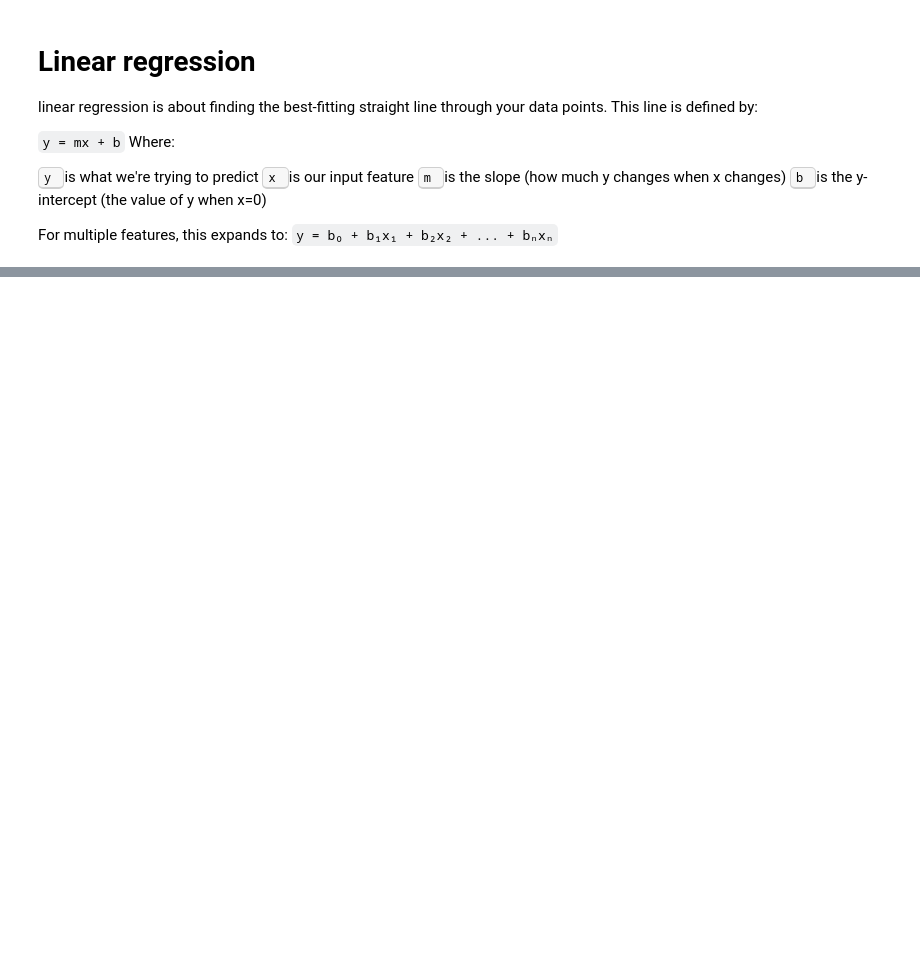
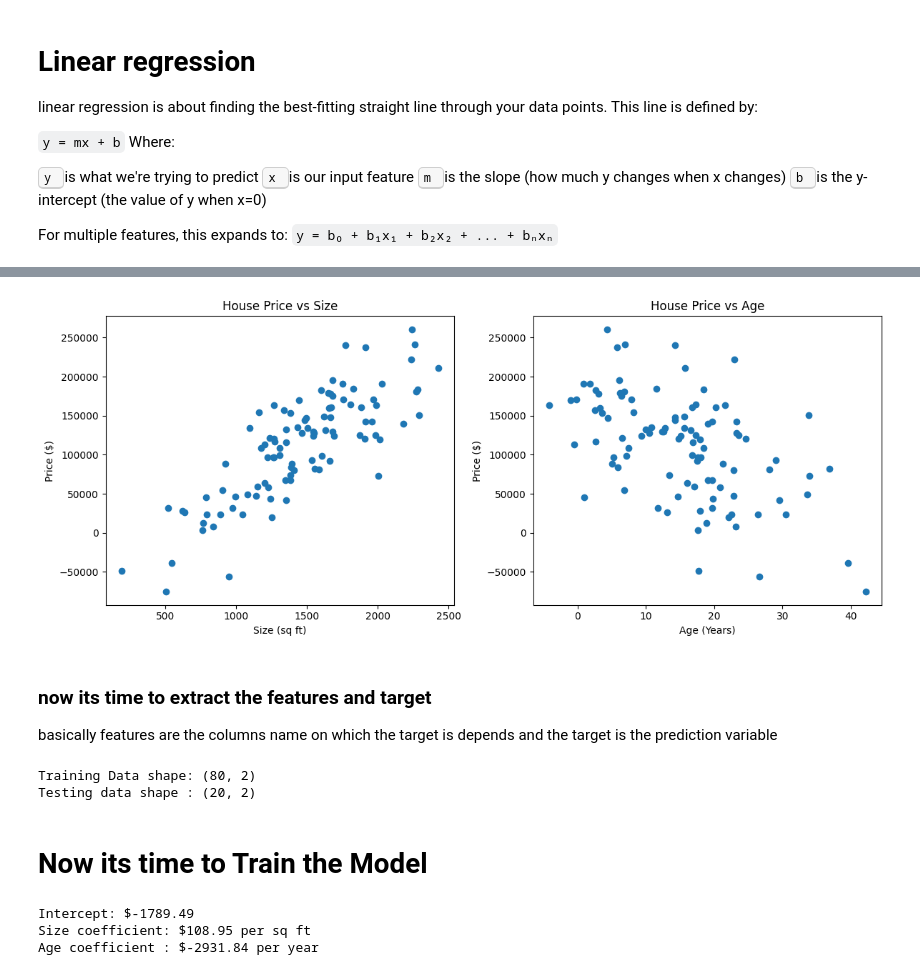
Before and after one commit to kamatealif/machine-learning, a Jupyter notebook: supervised learning/regression/linear-regression.ipynb, the cells around one changed output, grey strips where cells are left out. Drawn from its saved outputs; the diff is of its cells as text; code cells hidden in the pictures; blank space fills up the shorter version.

Commit message:
housing price prediction

```diff
--- a/supervised learning/regression/linear-regression.ipynb
+++ b/supervised learning/regression/linear-regression.ipynb
@@ -24,0 +23,15 @@ ModuleNotFoundError: No module named 'scikitlearn'
+# %%
+# lets generate some Synthetic housing data because i am very lazy to download it from the kaggle
+np.random.seed(42)
+house_size = np.random.normal(1500,500,100) # house size in sq foot
+house_age = np.random.normal(15,10,100) # hours age in years
+
+#Price is a function of size and age with some noise
+house_price = 10_000 + 100 * house_size - 3000 * house_age + np.random.normal(0,25_000,100)
+
+# now the data is ready lets make datafram
+housing_data = pd.DataFrame({
+    "size" : house_size,
+    "age" : house_age,
+    "price" : house_price
+})
@@ -24,0 +47,54 @@ ModuleNotFoundError: No module named 'scikitlearn'
+# %%
+# amm lets get some boring shit done first
+plt.figure(figsize=(12,5))
+
+plt.subplot(1,2,1)
+plt.scatter(housing_data['size'], housing_data['price'])
+plt.title("House Price vs Size")
+plt.xlabel('Size (sq ft)') # which is independent
+plt.ylabel('Price ($)') # which is dependent on size
+
+plt.subplot(1,2,2)
+plt.scatter(housing_data['age'], housing_data['price'])
+plt.title('House Price vs Age')
+plt.xlabel('Age (Years)')
+plt.ylabel('Price ($)')
+
+plt.tight_layout()
+plt.show()
+# %% [output]
+[figure, added]
+# %% [markdown]
+### now its time to extract the features and target
+
+basically features are the columns name on which the target is depends
+and the target is the prediction variable
+# %%
+X = housing_data[['size', 'age']]
+y = housing_data['price']
+
+#Split into training and testing sets
+X_train,X_test, y_train, y_test = train_test_split(X, y, test_size=0.2,random_state=42)
+
+print(f"Training Data shape: {X_train.shape}")
+print(f"Testing data shape : {X_test.shape}")
+# %% [output]
+Training Data shape: (80, 2)
+Testing data shape : (20, 2)
+# %% [markdown]
+# Now its time to Train the Model
+# %%
+# initiating model
+model = LinearRegression()
+
+# Train the model
+model.fit(X_train, y_train)
+
+#Extract the coefficients
+print(f"Intercept: ${model.intercept_:.2f}")
+print(f"Size coefficient: ${model.coef_[0]:.2f} per sq ft")
+print(f"Age coefficient : ${model.coef_[1]:.2f} per year")
+# %% [output]
+Intercept: $-1789.49
+Size coefficient: $108.95 per sq ft
+Age coefficient : $-2931.84 per year
```
Also changed, not shown: parts of 4 cells of this notebook.
